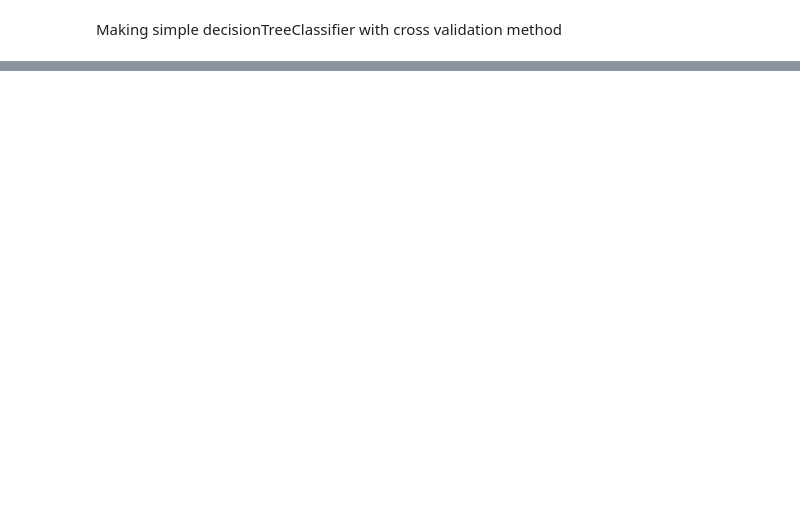
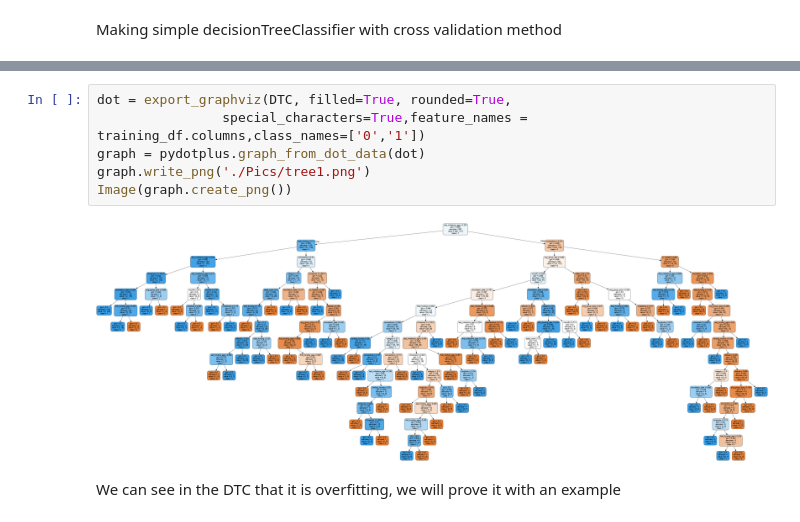
Before and after one commit to Dekel23/DataMining-Dataprocessing, a Jupyter notebook: part2_boazgurevich_ereldekel/part2.ipynb, the cells around one changed output, grey strips where cells are left out. Drawn from its saved outputs; the diff is of its cells as text; blank space fills up the shorter version.

```diff
--- a/part2_boazgurevich_ereldekel/part2.ipynb
+++ b/part2_boazgurevich_ereldekel/part2.ipynb
@@ -41,0 +76,10 @@ Accuracy Score: 0.7245508982035929
+# %%
+dot = export_graphviz(DTC, filled=True, rounded=True,
+                special_characters=True,feature_names = training_df.columns,class_names=['0','1'])
+graph = pydotplus.graph_from_dot_data(dot)
+graph.write_png('./Pics/tree1.png')
+Image(graph.create_png())
+# %% [output]
+[figure, added]
+# %% [markdown]
+We can see in the DTC that it is overfitting, we will prove it with an example
```
Also changed, not shown: parts of 18 cells of this notebook.
